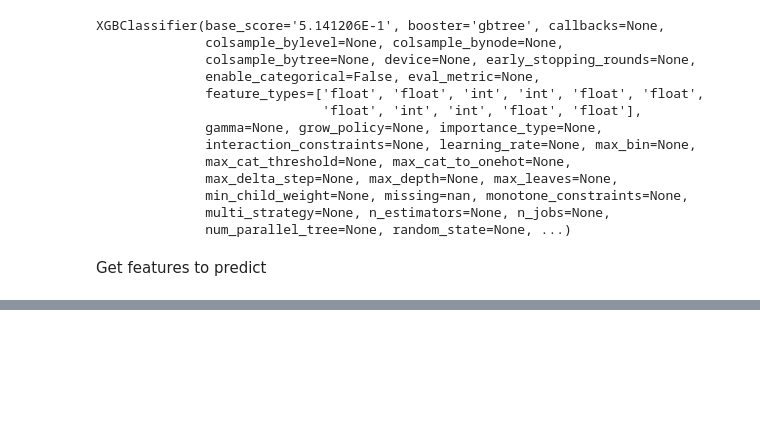
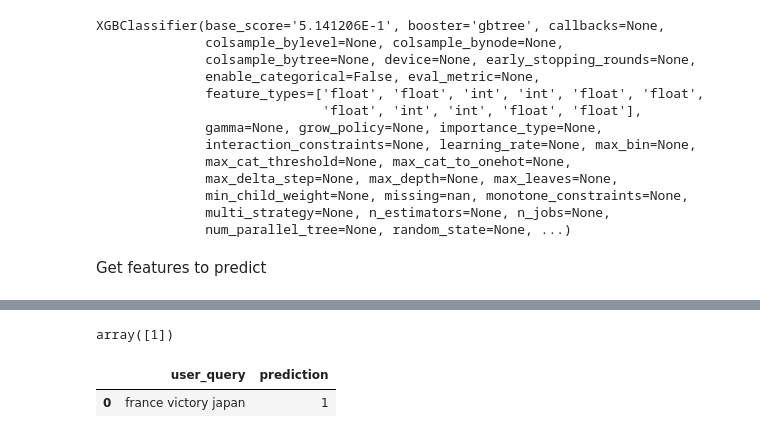
Before and after one commit to celdot/fake_news_bsky_detector, a Jupyter notebook: inference_pipeline.ipynb, the cells around one changed output, grey strips where cells are left out. Saved outputs shown, nothing was run; the diff lists cells and outputs as text; code cells hidden in the pictures; blank space fills up the shorter version.

```diff
--- a/inference_pipeline.ipynb
+++ b/inference_pipeline.ipynb
@@ -86,0 +113,11 @@ ValueError: feature_names mismatch: ['average_followers', 'average_follows', 're
+# %%
+prediction = model.predict(features_to_predict.tail(1))
+prediction
+# %% [output]
+array([1])
+# %%
+new_prediction = pd.DataFrame({"user_query": user_query.tail(1)["news_id"].values[0], "prediction": prediction})
+new_prediction
+# %% [output]
+|  | user_query | prediction |
+| 0 | france victory japan | 1 |
```
Also changed, not shown: parts of 12 cells of this notebook, 3 other files.
